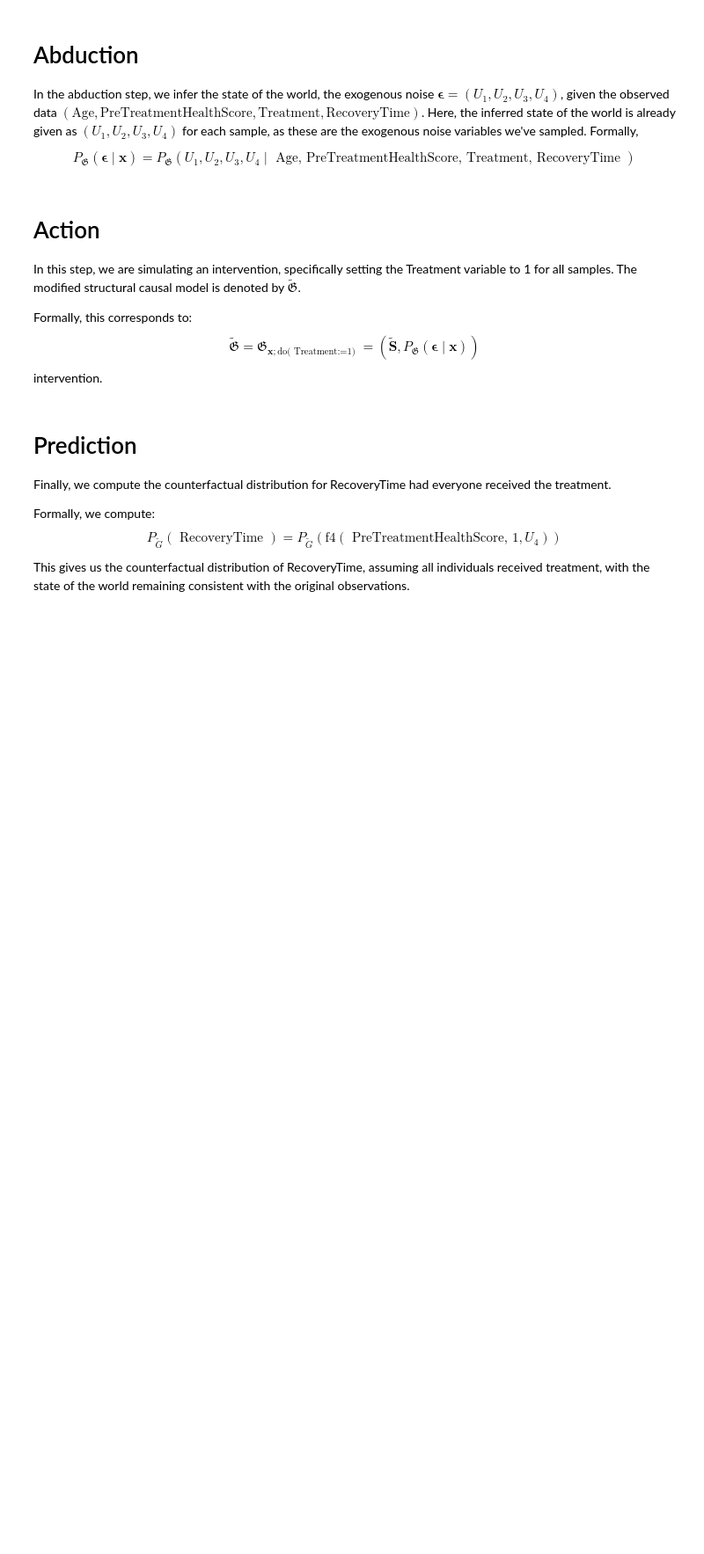
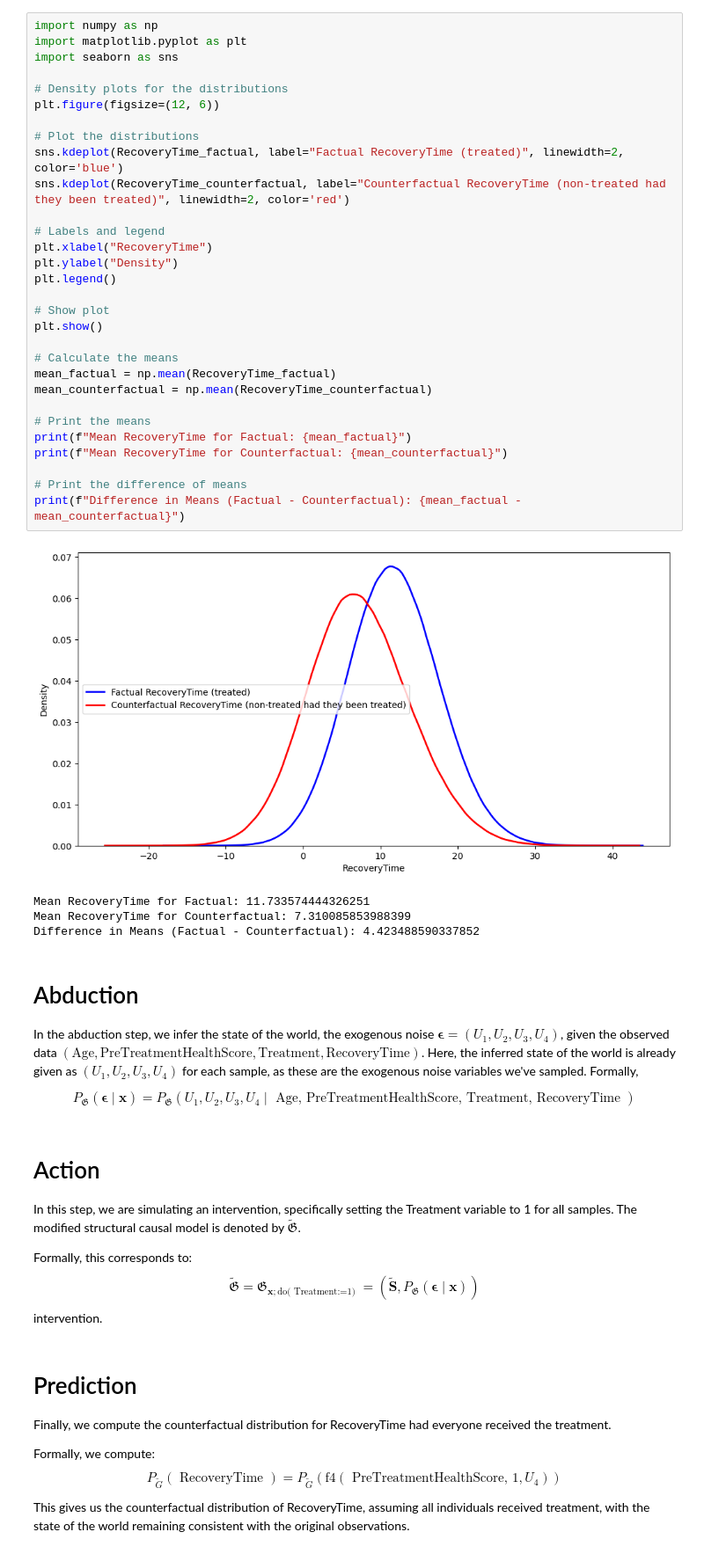
Before and after one commit to syyunn/awesome-causal-inference, a Jupyter notebook: abduction/main.ipynb, the cells around one changed output. Shown: that part at 88% size. Drawn from its saved outputs; the diff is of its cells as text; blank space fills up the shorter version.

```diff
--- a/abduction/main.ipynb
+++ b/abduction/main.ipynb
@@ -65,3 +127,38 @@ plt.show()
+# %%
+import numpy as np
+import matplotlib.pyplot as plt
+import seaborn as sns
+
+# Density plots for the distributions
+plt.figure(figsize=(12, 6))
+
+# Plot the distributions
+sns.kdeplot(RecoveryTime_factual, label="Factual RecoveryTime (treated)", linewidth=2, color='blue')
+sns.kdeplot(RecoveryTime_counterfactual, label="Counterfactual RecoveryTime (non-treated had they been treated)", linewidth=2, color='red')
+
+# Labels and legend
+plt.xlabel("RecoveryTime")
+plt.ylabel("Density")
+plt.legend()
+
+# Show plot
+plt.show()
+
+# Calculate the means
+mean_factual = np.mean(RecoveryTime_factual)
+mean_counterfactual = np.mean(RecoveryTime_counterfactual)
+
+# Print the means
+print(f"Mean RecoveryTime for Factual: {mean_factual}")
+print(f"Mean RecoveryTime for Counterfactual: {mean_counterfactual}")
+
+# Print the difference of means
+print(f"Difference in Means (Factual - Counterfactual): {mean_factual - mean_counterfactual}")
+# %% [output]
+[figure, added]
+Mean RecoveryTime for Factual: 11.733574444326251
+Mean RecoveryTime for Counterfactual: 7.310085853988399
+Difference in Means (Factual - Counterfactual): 4.423488590337852
 # %% [markdown]
 # Abduction
 
```
Also changed, not shown: parts of 4 cells of this notebook.
